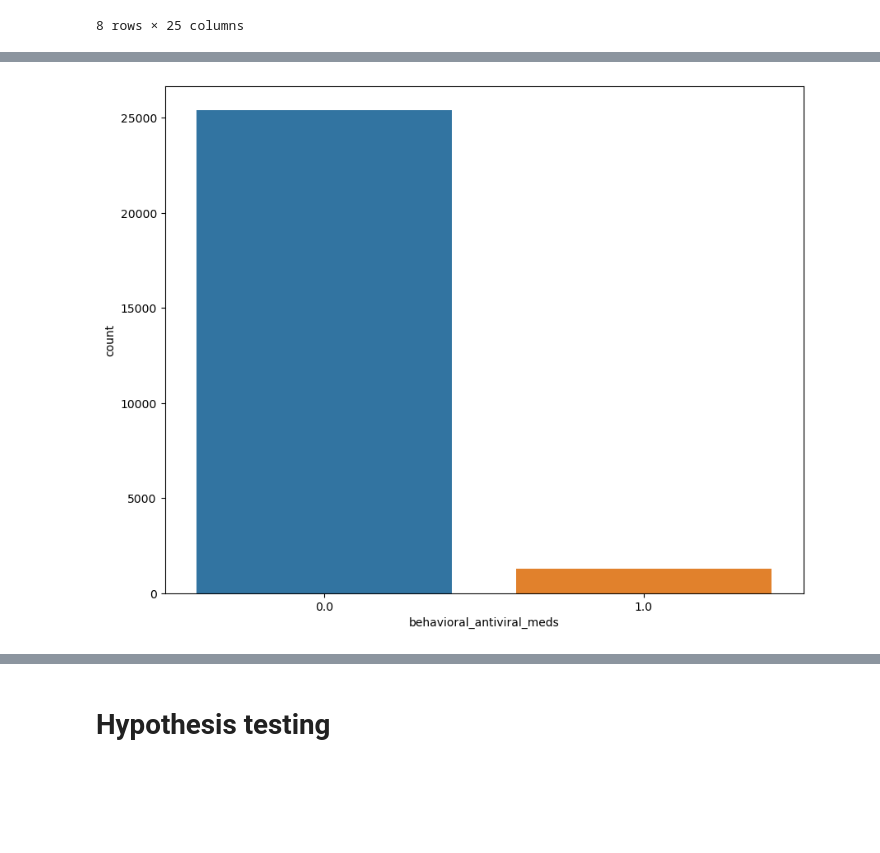
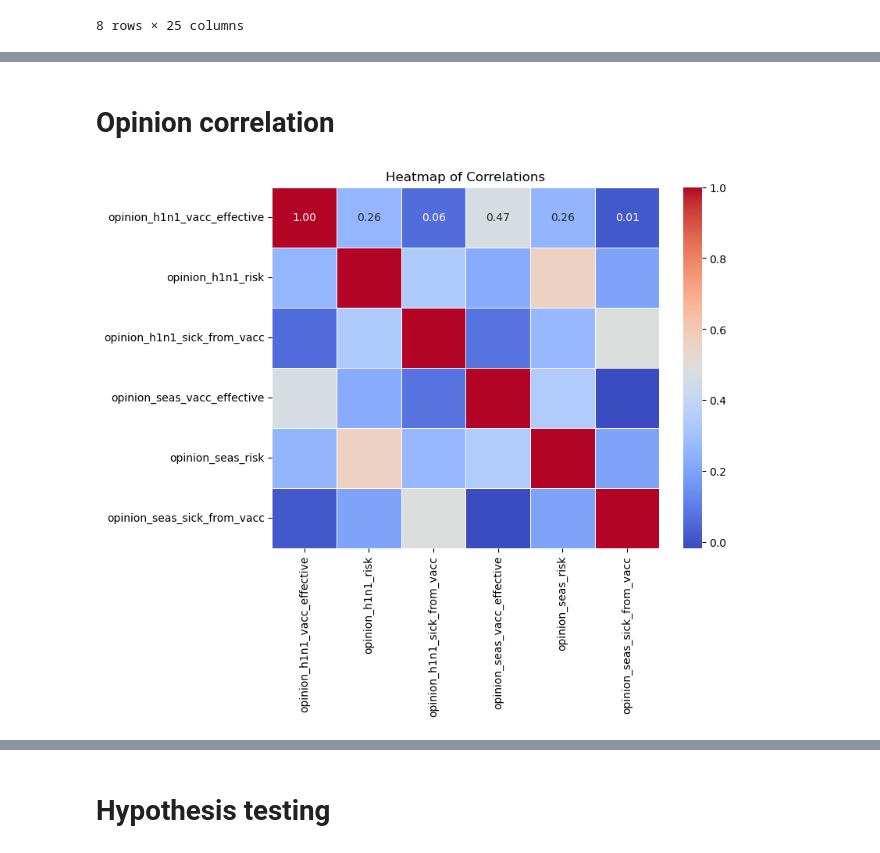
Before and after one commit to Angela-Mukulu-Mwanzia/H1N1-and-Seasonal-Flu-Vaccines, a Jupyter notebook: index.ipynb, the cells around one changed output, grey strips where cells are left out. Drawn from its saved outputs; the diff is of its cells as text; code cells hidden in the pictures; blank space fills up the shorter version.

```diff
--- a/index.ipynb
+++ b/index.ipynb
@@ -269,6 +262,32 @@ plt.show()
-# %%
-plt.figure(figsize=(10,8))
-sns.countplot(x="behavioral_antiviral_meds",data=df)
-plt.show()
-# %% [output]
-[figure, removed]
+# %% [markdown]
+# Opinion correlation
+# %%
+import pandas as pd
+import seaborn as sns
+import matplotlib.pyplot as plt
+
+# Example data
+opinion_response = df[
+                    ['opinion_h1n1_vacc_effective',
+                      'opinion_h1n1_risk',
+                      'opinion_h1n1_sick_from_vacc',
+                      'opinion_seas_vacc_effective',
+                      'opinion_seas_risk',
+                      'opinion_seas_sick_from_vacc']
+]
+
+# Create a DataFrame
+opinion_response = pd.DataFrame(opinion_response)
+
+# Compute the correlation matrix
+correlation_matrix = opinion_response.corr()
+
+# Create a heatmap
+plt.figure(figsize=(8, 6))
+sns.heatmap(correlation_matrix, annot=True, cmap="coolwarm", fmt=".2f", linewidths=0.5)
+
+# Add titles and labels
+plt.title('Heatmap of Correlations')
+plt.show()
+# %% [output]
+[figure, added]
```
Also changed, not shown: parts of 13 cells of this notebook.
